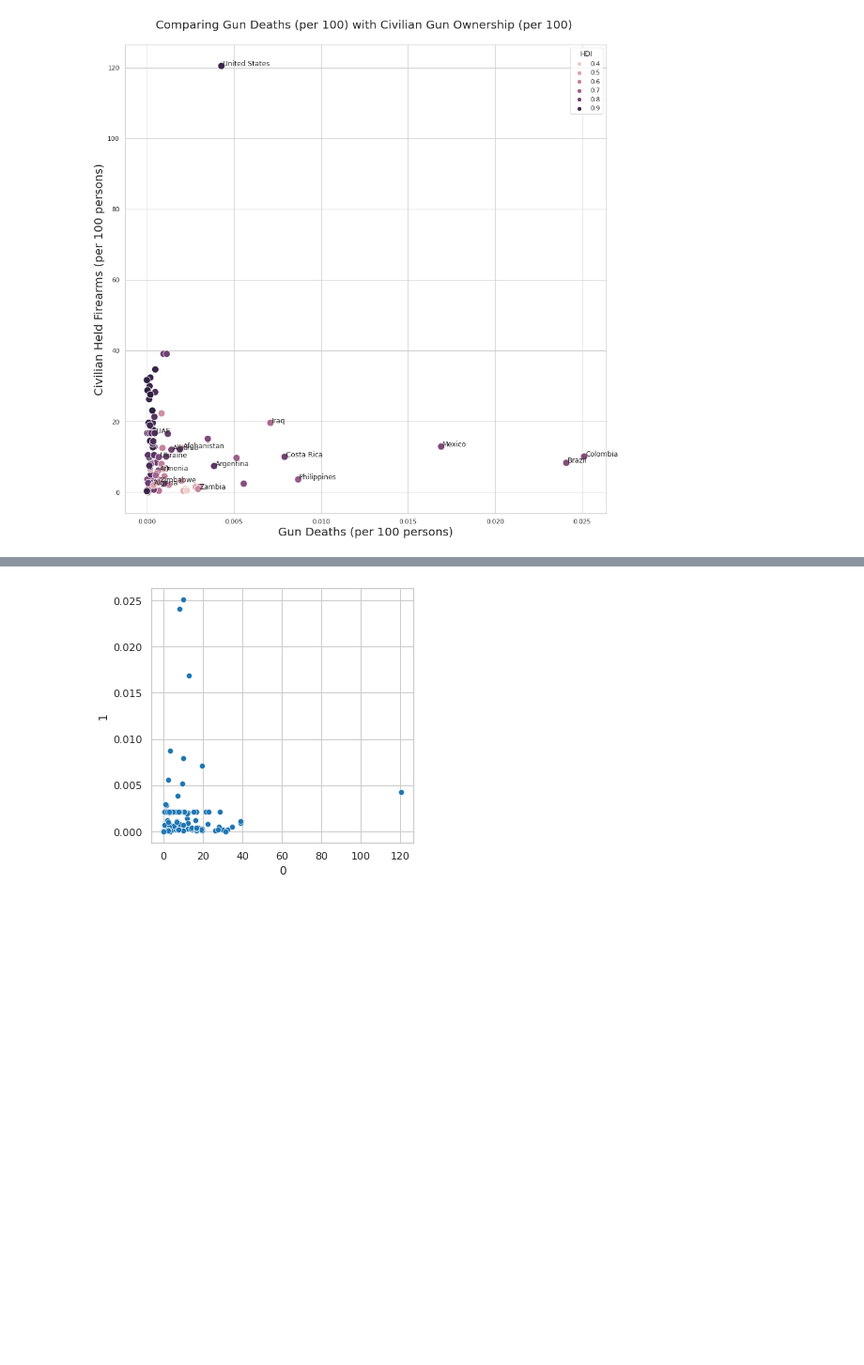
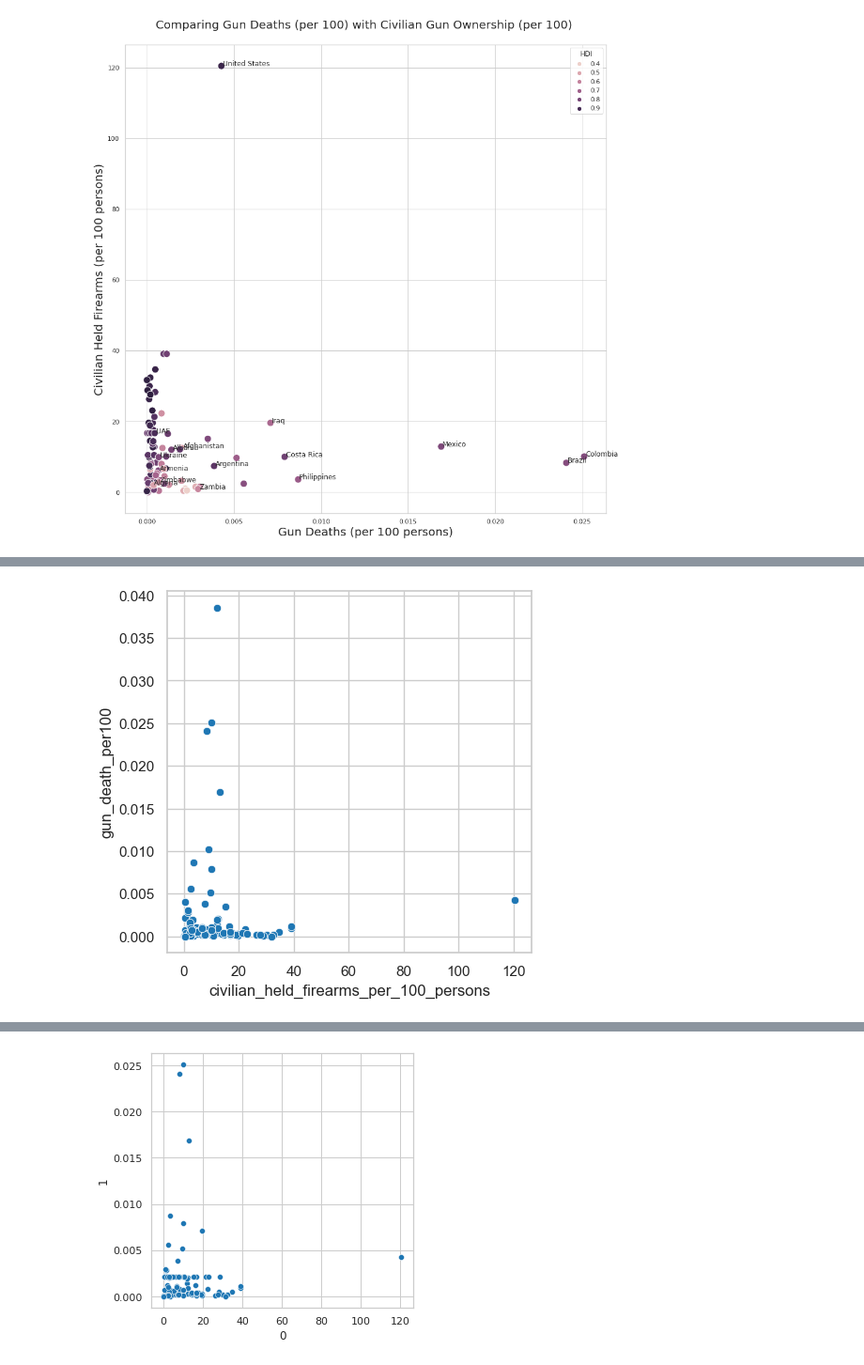
Before and after one commit to curiotiks/gun_deaths_data, a Jupyter notebook: small_arms_survey.ipynb, the cells around one changed output, grey strips where cells are left out. Shown at 94% size. Cells and saved outputs as stored; diff of their text form; code cells hidden in the pictures; blank space fills up the shorter version.

```diff
--- a/small_arms_survey.ipynb
+++ b/small_arms_survey.ipynb
@@ -149,0 +124,6 @@ def drawScatterPlot(targetDf, originDfToCompare = None):
+# %%
+original_df = sas[ ['civilian_held_firearms_per_100_persons', 'gun_death_per100'] ]
+new_df = sas[ ['civilian_held_firearms_per_100_persons', 'gun_death_per100'] ]
+drawScatterPlot(new_df) #check the original datapoints distribution
+# %% [output]
+[figure, added]
```
Also changed, not shown: parts of 11 cells of this notebook, 6 other files.
